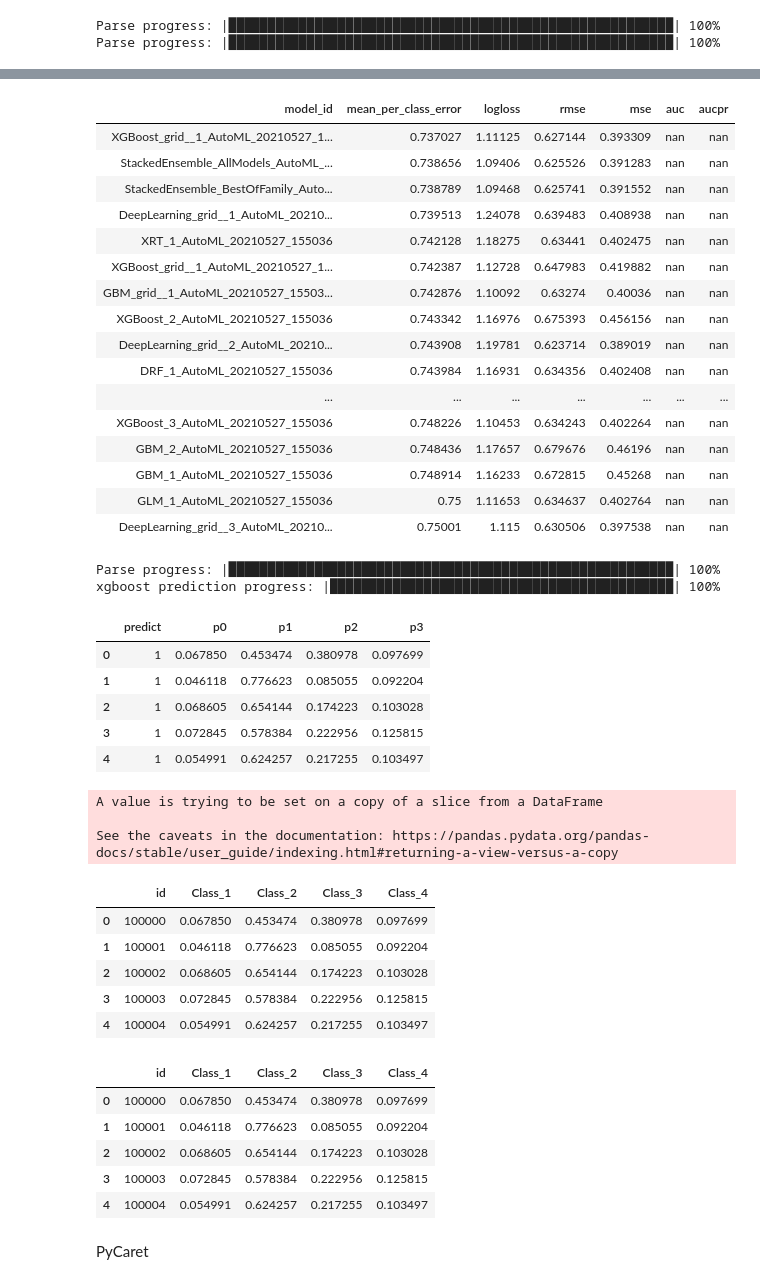
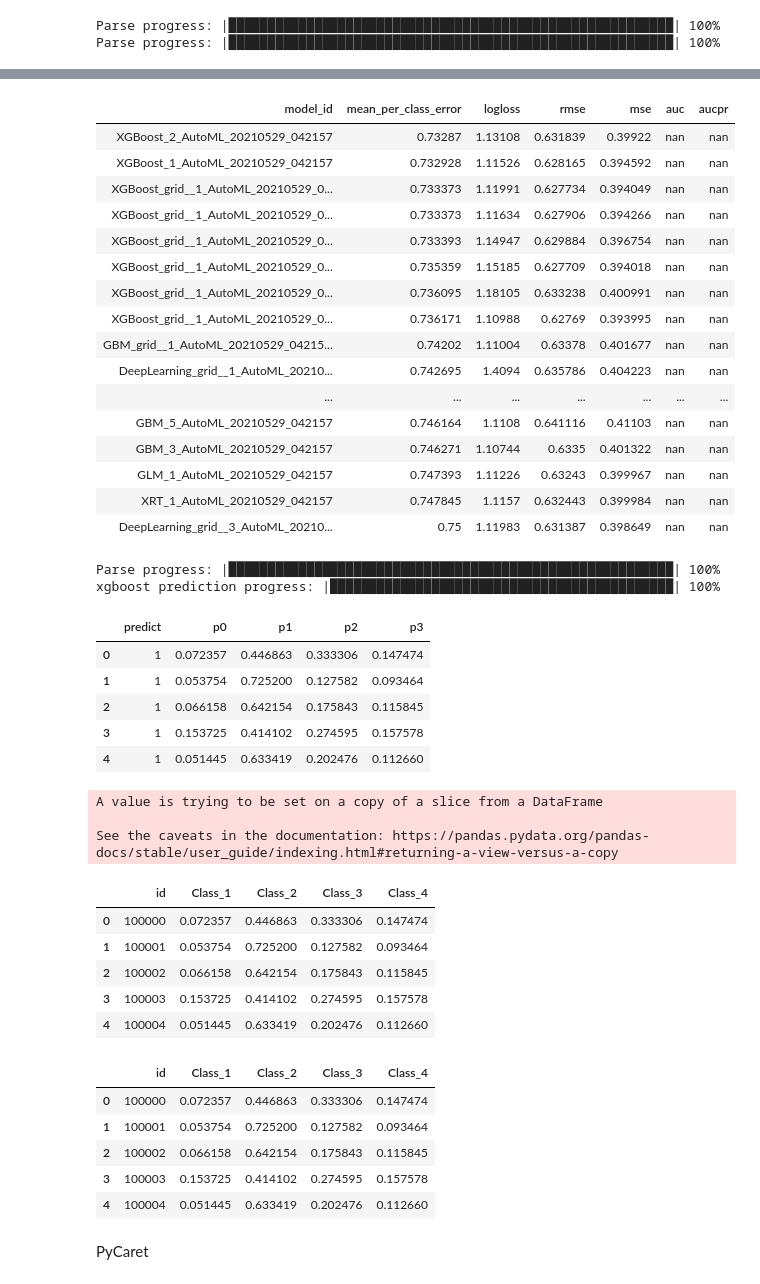
Before and after one commit to juan-ivan-NV/JI_Kaggle_Competitions, a Jupyter notebook: Tabular_Playground_Series/TPS_May_2021_H2O_PyCaret_2.ipynb, the cells around one changed output, grey strips where cells are left out. Saved outputs shown, nothing was run; the diff lists cells and outputs as text; code cells hidden in the pictures.

Commit message:
validation 1000 data

```diff
--- a/Tabular_Playground_Series/TPS_May_2021_H2O_PyCaret_2.ipynb
+++ b/Tabular_Playground_Series/TPS_May_2021_H2O_PyCaret_2.ipynb
@@ -142,12 +142,14 @@ sns.despine(trim=True, left=True)
 # %% [markdown]
 ### Scaling data
 # %%
-from sklearn.preprocessing import StandardScaler
+"""from sklearn.preprocessing import StandardScaler
 
 sc = StandardScaler()
 scaled_train = data_train.copy()
 scaled_train.iloc[:,:-1] = sc.fit_transform(scaled_train.iloc[:,:-1])
-scaled_test = pd.DataFrame(sc.transform(data_test), columns=list(data_test.columns))
+scaled_test = pd.DataFrame(sc.transform(data_test), columns=list(data_test.columns))"""
+scaled_train = data_train.copy()
+scaled_test = data_test.copy()
 # %%
 scaled_train.head()
 # %% [output]
@@ -246,8 +248,8 @@ Connecting to H2O server at http://127.0.0.1:54321 ... successful.
 | H2O_API_Extensions: | Amazon S3, XGBoost, Algos, AutoML... |
 | Python_version: | 3.7.10 final |
 # %%
-h2o_train = h2o.H2OFrame(scaled_train[:-3000].copy())
-h2o_valid = h2o.H2OFrame(scaled_train[-3000:].copy())
+h2o_train = h2o.H2OFrame(scaled_train[:-1000].copy())
+h2o_valid = h2o.H2OFrame(scaled_train[-1000:].copy())
 #h2o_test = h2o.H2OFrame(test_2d_df.copy())
 # %% [output]
 Parse progress: |█████████████████████████████████████████████████████████| 100%
@@ -256,9 +258,10 @@ Parse progress: |█████████████████████
 h2o_train["target"] = h2o_train["target"].asfactor()
 # %%
 # Setting the limits to 25 models that will take 15 minutes
-aml = H2OAutoML(max_runtime_secs = 60*25,
+aml = H2OAutoML(max_runtime_secs = 60*20,
                 max_models = 25,
-                seed = 42
+                seed = 42,
+                nfolds = 0
                 )
 
 %time aml.train(x = list(scaled_train.iloc[:,:-1].columns), y = "target", training_frame = h2o_train, validation_frame = h2o_valid)
@@ -275,22 +275,22 @@ lb = aml.leaderboard
 lb.head(rows = lb.nrows)
 # %% [output]
 | model_id | mean_per_class_error | logloss | rmse | mse | auc | aucpr |
-| XGBoost_grid__1_AutoML_20210527_1... | 0.737027 | 1.11125 | 0.627144 | 0.393309 | nan | nan |
-| StackedEnsemble_AllModels_AutoML_... | 0.738656 | 1.09406 | 0.625526 | 0.391283 | nan | nan |
-| StackedEnsemble_BestOfFamily_Auto... | 0.738789 | 1.09468 | 0.625741 | 0.391552 | nan | nan |
-| DeepLearning_grid__1_AutoML_20210... | 0.739513 | 1.24078 | 0.639483 | 0.408938 | nan | nan |
-| XRT_1_AutoML_20210527_155036 | 0.742128 | 1.18275 | 0.63441 | 0.402475 | nan | nan |
-| XGBoost_grid__1_AutoML_20210527_1... | 0.742387 | 1.12728 | 0.647983 | 0.419882 | nan | nan |
-| GBM_grid__1_AutoML_20210527_15503... | 0.742876 | 1.10092 | 0.63274 | 0.40036 | nan | nan |
-| XGBoost_2_AutoML_20210527_155036 | 0.743342 | 1.16976 | 0.675393 | 0.456156 | nan | nan |
-| DeepLearning_grid__2_AutoML_20210... | 0.743908 | 1.19781 | 0.623714 | 0.389019 | nan | nan |
-| DRF_1_AutoML_20210527_155036 | 0.743984 | 1.16931 | 0.634356 | 0.402408 | nan | nan |
+| XGBoost_2_AutoML_20210529_042157 | 0.73287 | 1.13108 | 0.631839 | 0.39922 | nan | nan |
+| XGBoost_1_AutoML_20210529_042157 | 0.732928 | 1.11526 | 0.628165 | 0.394592 | nan | nan |
+| XGBoost_grid__1_AutoML_20210529_0... | 0.733373 | 1.11991 | 0.627734 | 0.394049 | nan | nan |
+| XGBoost_grid__1_AutoML_20210529_0... | 0.733373 | 1.11634 | 0.627906 | 0.394266 | nan | nan |
+| XGBoost_grid__1_AutoML_20210529_0... | 0.733393 | 1.14947 | 0.629884 | 0.396754 | nan | nan |
+| XGBoost_grid__1_AutoML_20210529_0... | 0.735359 | 1.15185 | 0.627709 | 0.394018 | nan | nan |
+| XGBoost_grid__1_AutoML_20210529_0... | 0.736095 | 1.18105 | 0.633238 | 0.400991 | nan | nan |
+| XGBoost_grid__1_AutoML_20210529_0... | 0.736171 | 1.10988 | 0.62769 | 0.393995 | nan | nan |
+| GBM_grid__1_AutoML_20210529_04215... | 0.74202 | 1.11004 | 0.63378 | 0.401677 | nan | nan |
+| DeepLearning_grid__1_AutoML_20210... | 0.742695 | 1.4094 | 0.635786 | 0.404223 | nan | nan |
 | ... | ... | ... | ... | ... | ... | ... |
-| XGBoost_3_AutoML_20210527_155036 | 0.748226 | 1.10453 | 0.634243 | 0.402264 | nan | nan |
-| GBM_2_AutoML_20210527_155036 | 0.748436 | 1.17657 | 0.679676 | 0.46196 | nan | nan |
-| GBM_1_AutoML_20210527_155036 | 0.748914 | 1.16233 | 0.672815 | 0.45268 | nan | nan |
-| GLM_1_AutoML_20210527_155036 | 0.75 | 1.11653 | 0.634637 | 0.402764 | nan | nan |
-| DeepLearning_grid__3_AutoML_20210... | 0.75001 | 1.115 | 0.630506 | 0.397538 | nan | nan |
+| GBM_5_AutoML_20210529_042157 | 0.746164 | 1.1108 | 0.641116 | 0.41103 | nan | nan |
+| GBM_3_AutoML_20210529_042157 | 0.746271 | 1.10744 | 0.6335 | 0.401322 | nan | nan |
+| GLM_1_AutoML_20210529_042157 | 0.747393 | 1.11226 | 0.63243 | 0.399967 | nan | nan |
+| XRT_1_AutoML_20210529_042157 | 0.747845 | 1.1157 | 0.632443 | 0.399984 | nan | nan |
+| DeepLearning_grid__3_AutoML_20210... | 0.75 | 1.11983 | 0.631387 | 0.398649 | nan | nan |
 # %%
 # Predicting values
 
@@ -303,11 +303,11 @@ xgboost prediction progress: |████████████████
 predintions_df.head()
 # %% [output]
 |  | predict | p0 | p1 | p2 | p3 |
-| 0 | 1 | 0.067850 | 0.453474 | 0.380978 | 0.097699 |
-| 1 | 1 | 0.046118 | 0.776623 | 0.085055 | 0.092204 |
-| 2 | 1 | 0.068605 | 0.654144 | 0.174223 | 0.103028 |
-| 3 | 1 | 0.072845 | 0.578384 | 0.222956 | 0.125815 |
-| 4 | 1 | 0.054991 | 0.624257 | 0.217255 | 0.103497 |
+| 0 | 1 | 0.072357 | 0.446863 | 0.333306 | 0.147474 |
+| 1 | 1 | 0.053754 | 0.725200 | 0.127582 | 0.093464 |
+| 2 | 1 | 0.066158 | 0.642154 | 0.175843 | 0.115845 |
+| 3 | 1 | 0.153725 | 0.414102 | 0.274595 | 0.157578 |
+| 4 | 1 | 0.051445 | 0.633419 | 0.202476 | 0.112660 |
 # %%
 # Submission to CSV
 
@@ -320,20 +320,20 @@ A value is trying to be set on a copy of a slice from a DataFrame
 
 See the caveats in the documentation: https://pandas.pydata.org/pandas-docs/stable/user_guide/indexing.html#returning-a-view-versus-a-copy
 |  | id | Class_1 | Class_2 | Class_3 | Class_4 |
-| 0 | 100000 | 0.067850 | 0.453474 | 0.380978 | 0.097699 |
-| 1 | 100001 | 0.046118 | 0.776623 | 0.085055 | 0.092204 |
-| 2 | 100002 | 0.068605 | 0.654144 | 0.174223 | 0.103028 |
-| 3 | 100003 | 0.072845 | 0.578384 | 0.222956 | 0.125815 |
-| 4 | 100004 | 0.054991 | 0.624257 | 0.217255 | 0.103497 |
+| 0 | 100000 | 0.072357 | 0.446863 | 0.333306 | 0.147474 |
+| 1 | 100001 | 0.053754 | 0.725200 | 0.127582 | 0.093464 |
+| 2 | 100002 | 0.066158 | 0.642154 | 0.175843 | 0.115845 |
+| 3 | 100003 | 0.153725 | 0.414102 | 0.274595 | 0.157578 |
+| 4 | 100004 | 0.051445 | 0.633419 | 0.202476 | 0.112660 |
 # %%
-submission.to_csv('h2o_automl_1200s_scaled_wo_7.csv', index=False)
+submission.copy().to_csv('h2o_automl_1200s_scaled_wo_12.csv', index=False)
 submission.head()
 # %% [output]
 |  | id | Class_1 | Class_2 | Class_3 | Class_4 |
-| 0 | 100000 | 0.067850 | 0.453474 | 0.380978 | 0.097699 |
-| 1 | 100001 | 0.046118 | 0.776623 | 0.085055 | 0.092204 |
-| 2 | 100002 | 0.068605 | 0.654144 | 0.174223 | 0.103028 |
-| 3 | 100003 | 0.072845 | 0.578384 | 0.222956 | 0.125815 |
-| 4 | 100004 | 0.054991 | 0.624257 | 0.217255 | 0.103497 |
+| 0 | 100000 | 0.072357 | 0.446863 | 0.333306 | 0.147474 |
+| 1 | 100001 | 0.053754 | 0.725200 | 0.127582 | 0.093464 |
+| 2 | 100002 | 0.066158 | 0.642154 | 0.175843 | 0.115845 |
+| 3 | 100003 | 0.153725 | 0.414102 | 0.274595 | 0.157578 |
+| 4 | 100004 | 0.051445 | 0.633419 | 0.202476 | 0.112660 |
 # %% [markdown]
 PyCaret
```
Also changed, not shown: parts of 4 cells of this notebook.
